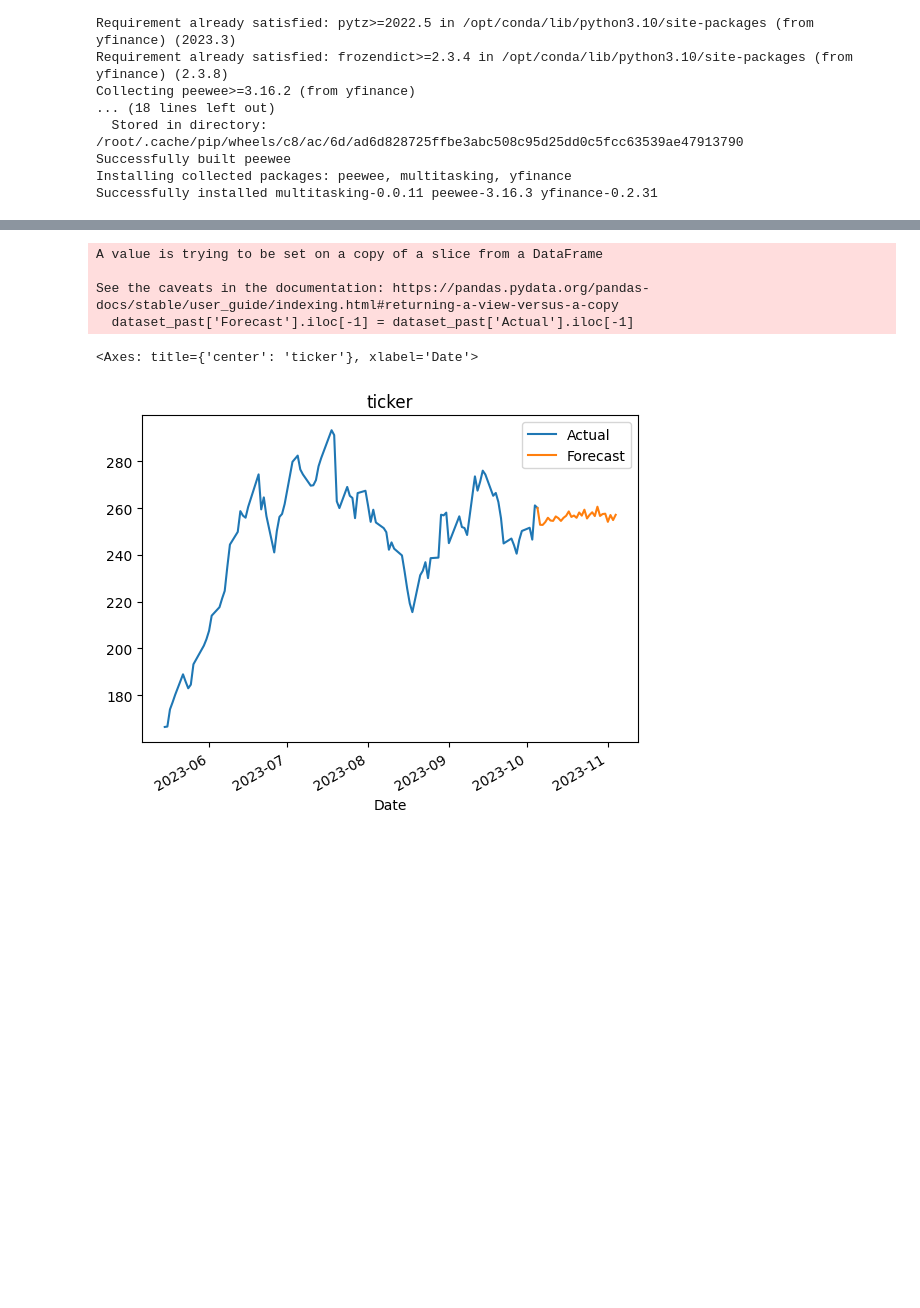
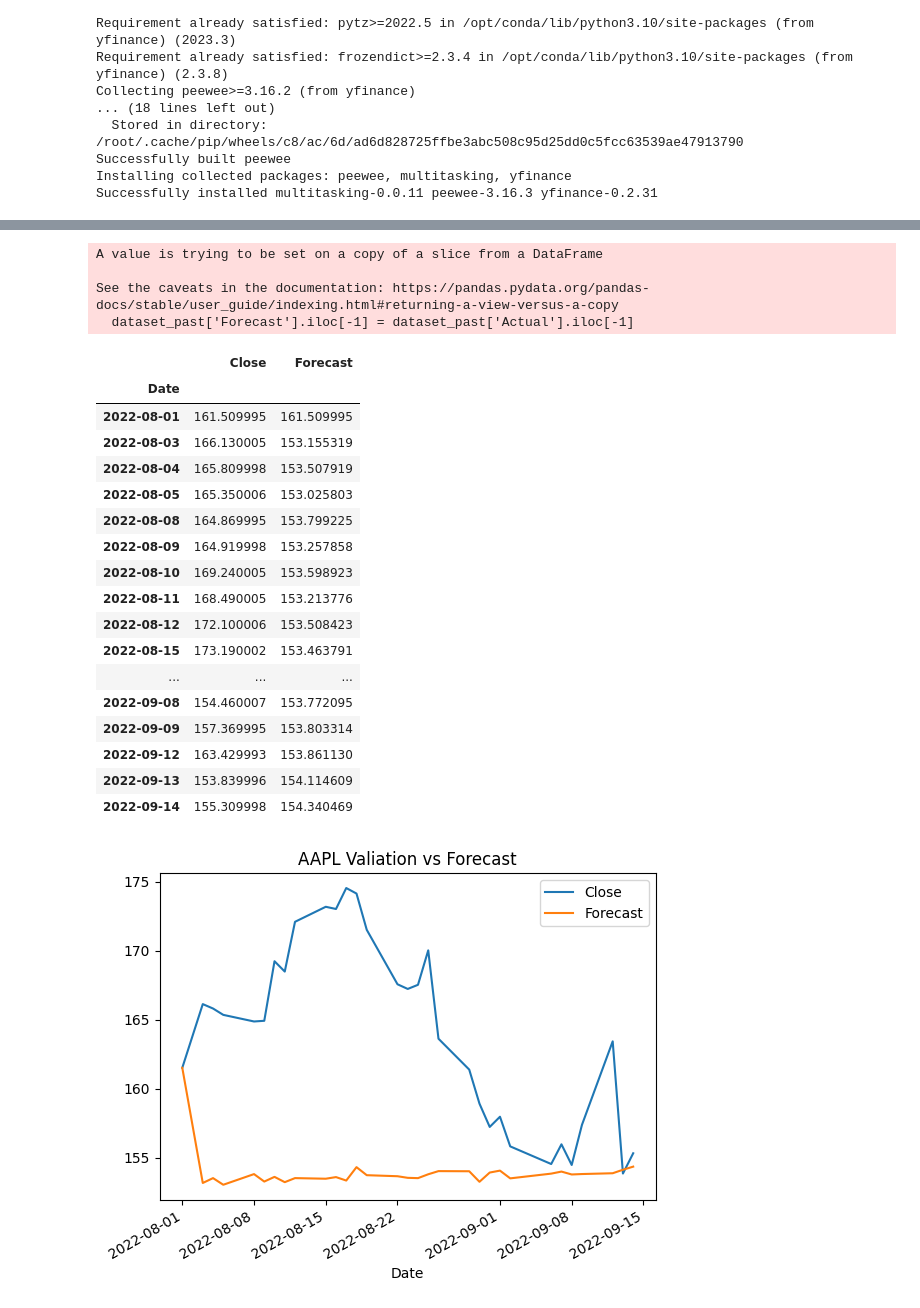
Before and after one commit to nishantpatel54/MonkeyMaker, a Jupyter notebook: Models/30day-stock-forecast-lstm.ipynb, the cells around one changed output, grey strips where cells are left out. Saved outputs shown, nothing was run; the diff lists cells and outputs as text; code cells hidden in the pictures; blank space fills up the shorter version.

Commit message:
Kaggle Notebook | 30day stock forecast LSTM | Version 14

```diff
--- a/Models/30day-stock-forecast-lstm.ipynb
+++ b/Models/30day-stock-forecast-lstm.ipynb
@@ -67,21 +94,21 @@ array([[0.01199046],
 # %%
 X_train=[]
 y_train=[]
-# X_val=[]
-# y_val=[]
+X_val=[]
+y_val=[]
 
 for i in range(lookback, len(train_set_scaled) - forecast + 1):
     X_train.append(train_set_scaled[i - lookback : i])
     y_train.append(train_set_scaled[i : i + forecast])
 
-# for i in range(lookback, len(val_set_scaled) - forecast + 1):
-#     X_val.append(val_set_scaled[i - lookback : i])
-#     y_val.append(val_set_scaled[i : i + forecast])
+for i in range(lookback, len(val_set_scaled) - forecast + 1):
+    X_val.append(val_set_scaled[i - lookback : i])
+    y_val.append(val_set_scaled[i : i + forecast])
 
 X_train=np.array(X_train)
 y_train=np.array(y_train)
-# X_val=np.array(X_val)
-# y_val = np.array(y_val)
+X_val=np.array(X_val)
+y_val = np.array(y_val)
 # %%
 #model
 
@@ -92,6 +119,8 @@ model.add(LSTM(units=50,return_sequences=True))
 model.add(Dropout(0.2))
 model.add(LSTM(units=50,return_sequences=True))
 model.add(Dropout(0.2))
+model.add(LSTM(units=50,return_sequences=True))
+model.add(Dropout(0.2))
 model.add(LSTM(units=50,return_sequences=False))
 model.add(Dropout(0.2))
 model.add(Dense(forecast))
@@ -118,6 +147,6 @@ _________________________________________________________________
 #train
 
 model.compile(loss='mean_squared_error', optimizer='adam')
-model.fit(X_train, y_train, epochs=100, batch_size=32)
+model.fit(X_train, y_train, epochs=100, validation_data=(X_val, y_val), batch_size=32)
 # %% [output]
 Epoch 1/100
@@ -140,7 +169,6 @@ Epoch 100/100
 <keras.callbacks.History at 0x...>
 # %%
 X_ = train_set_scaled[-lookback:]
-print(sc.inverse_transform(X_).flatten())
 X_ = X_.reshape(1, lookback, 1)
 
 y_ = model.predict(X_).reshape(-1,1)
@@ -152,13 +180,22 @@ dataset_past['Date'] = pd.to_datetime(dataset_past['Date'])
 dataset_past['Forecast'] = np.nan
 dataset_past['Forecast'].iloc[-1] = dataset_past['Actual'].iloc[-1]
 
-dataset_future = pd.DataFrame(columns=['Date','Actual','Forecast'])
-dataset_future['Date'] = pd.date_range(start=dataset_past['Date'].iloc[-1] + pd.Timedelta(days=1), periods = forecast)
-dataset_future['Actual'] = np.nan
+
+dataset_future = dataset_val[['Close']].reset_index()
+dataset_future = dataset_future.head(forecast)
+dataset_future.rename(columns={'index':'Date','Close':'Validation'})
+dataset_future['Date'] = pd.to_datetime(dataset_future['Date'])
 dataset_future['Forecast'] = y_.flatten()
+dataset_future.set_index('Date', inplace=True)
 
-actual_preds = pd.concat([dataset_past[-100:], dataset_future], ignore_index=True)
-actual_preds=actual_preds.set_index('Date')
-print(actual_preds['Forecast'].dropna().values.flatten())
-actual_preds.plot(title='ticker')
+data=[]
+insert_first = {'Date':dataset_past['Date'].iloc[-1], 'Close':dataset_past['Actual'].iloc[-1], 'Forecast':dataset_past['Actual'].iloc[-1]}
+data.insert(0,insert_first)
+data=pd.DataFrame(data)
+data.set_index('Date', inplace=True)
+dataset_future = pd.concat([data, dataset_future])
+
+
+dataset_future.plot(title=ticker + " Valiation vs Forecast")
+dataset_future
 # %% [output]
@@ -183,6 +203,23 @@ actual_preds.plot(title='ticker')
 A value is trying to be set on a copy of a slice from a DataFrame
 
 See the caveats in the documentation: https://pandas.pydata.org/pandas-docs/stable/user_guide/indexing.html#returning-a-view-versus-a-copy
   dataset_past['Forecast'].iloc[-1] = dataset_past['Actual'].iloc[-1]
-<Axes: title={'center': 'ticker'}, xlabel='Date'>
+|  | Close | Forecast |
+| Date |  |  |
+| 2022-08-01 | 161.509995 | 161.509995 |
+| 2022-08-03 | 166.130005 | 153.155319 |
+| 2022-08-04 | 165.809998 | 153.507919 |
+| 2022-08-05 | 165.350006 | 153.025803 |
+| 2022-08-08 | 164.869995 | 153.799225 |
+| 2022-08-09 | 164.919998 | 153.257858 |
+| 2022-08-10 | 169.240005 | 153.598923 |
+| 2022-08-11 | 168.490005 | 153.213776 |
+| 2022-08-12 | 172.100006 | 153.508423 |
+| 2022-08-15 | 173.190002 | 153.463791 |
+| ... | ... | ... |
+| 2022-09-08 | 154.460007 | 153.772095 |
+| 2022-09-09 | 157.369995 | 153.803314 |
+| 2022-09-12 | 163.429993 | 153.861130 |
+| 2022-09-13 | 153.839996 | 154.114609 |
+| 2022-09-14 | 155.309998 | 154.340469 |
-[figure, old version]
+[figure, new version]
```
Also changed, not shown: parts of 6 cells of this notebook.
